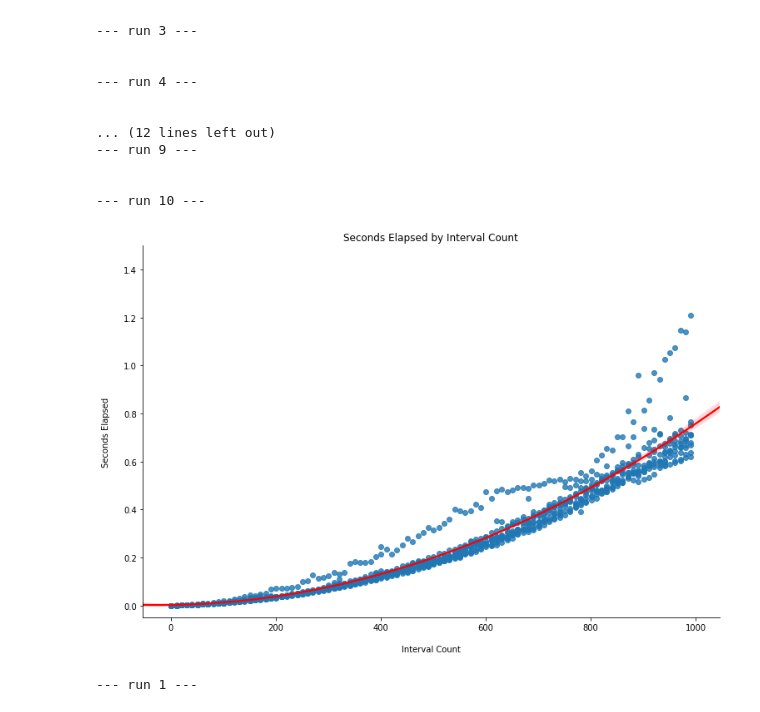
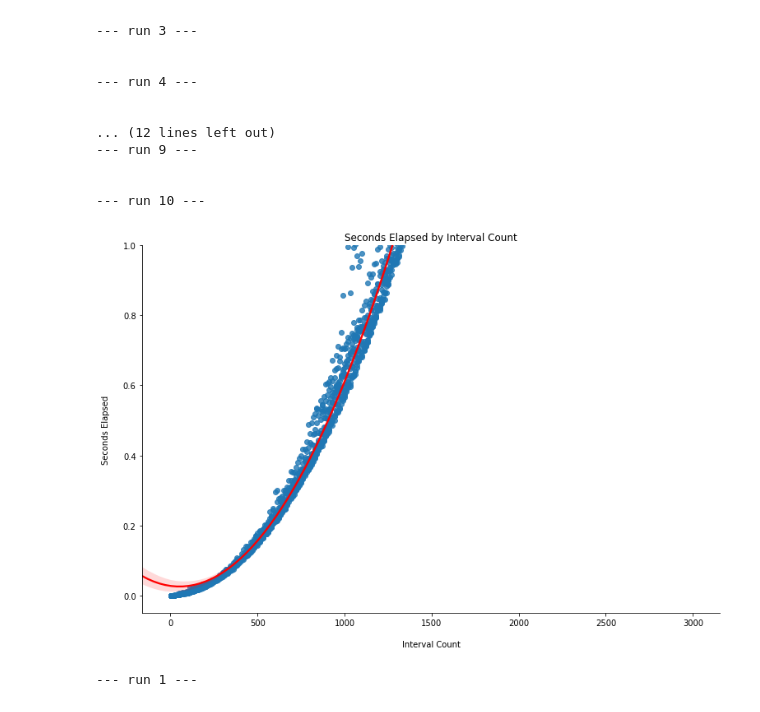
Before and after one commit to vc1492a/mieda, a Jupyter notebook: notebooks/Speed Profiling.ipynb, the cells around one changed output. Drawn from its saved outputs; the diff is of its cells as text; code cells hidden in the pictures.

```diff
--- a/notebooks/Speed Profiling.ipynb
+++ b/notebooks/Speed Profiling.ipynb
@@ -59,4 +47,0 @@ seed_interval
-# %%
-# generate a range of values for the length of the set of intervals
-interval_counts = list(range(0, 1000, 10))
-interval_counts[0:10]
@@ -111,23 +48,25 @@ inputs[1]
+# %%
+interval_generator = IntervalGenerator(interval_type="int")
+inputs = [interval_generator.generate_sequential(i, interval_type="datetime") for i in range(1,3000, 10)]
 # %%
-def measureBulkTime(func, runs=10, time_limit=None):
-    run_interval_counts = list()
-    run_seconds_elapsed = list()
+def measureBulkTime(algoritm, runs=10, time_limit=None):
+    run_interval_counts = []
+    run_seconds_elapsed = []
 
     measure_start_time = time.process_time()
-    for r in range(runs):
-        print("\n--- run " + str(r + 1) + " ---")
-        interval_count = list()
-        seconds_elapsed = list()
-        flops_used = list()
-        for i in tqdm(inputs):
-            interval_count.append(len(i))
+    for run in range(runs):
+        print(f"\n--- run {str(run + 1)} ---")
+        interval_counts = []
+        seconds_elapsed = []
+        for intervals in tqdm(inputs):
+            interval_counts.append(len(intervals))
             start = time.process_time()
-            func(i)
+            algoritm(intervals)
             seconds_elapsed.append(time.process_time() - start)
             if time_limit and time.process_time() - measure_start_time > time_limit:
                 break
 
-        run_interval_counts.append(interval_count)
+        run_interval_counts.append(interval_counts)
         run_seconds_elapsed.append(seconds_elapsed)
 
         if time_limit and time.process_time() - measure_start_time > time_limit:
@@ -197,7 +136,7 @@ def plotMultiSpeed(trials):
     for i, text in enumerate(legend.texts):
         legend.texts[i].set_text(algorithms[i])
 # %%
-def plotSingleSpeed(run_interval_counts, run_seconds_elapsed):
+def plotSingleSpeed(run_interval_counts, run_seconds_elapsed, y_range=(-0.05, 1)):
     # flatten the list of runs for plotting
     flattened_interval_counts = [item for sublist in run_interval_counts for item in sublist]
     flattened_seconds_elapsed = [item for sublist in run_seconds_elapsed for item in sublist]
@@ -215,15 +154,15 @@ def plotSingleSpeed(run_interval_counts, run_seconds_elapsed):
         aspect=1.5,
         line_kws={'color': 'red'}
     )
-    g.set(ylim=(-.05, 1.5))
+    g.set(ylim=y_range)
     ax = plt.gca()
     ax.set_title('Seconds Elapsed by Interval Count')
     ax.set(xlabel='\nInterval Count', ylabel='Seconds Elapsed\n')
 # %%
 # Graph speed of mieda algorithm on increasing number of intervals
-plotSingleSpeed(run_interval_counts, run_seconds_elapsed)
+plotSingleSpeed(run_interval_counts, run_seconds_elapsed, y_range=(-0.05, 1))
 # %% [output]
-[figure, old version]
+[figure, new version]
 # %%
 iterative_counts, iterative_time = measureBulkTime(it_merge.union, 1, time_limit=60)
 # %% [output]
```
Also changed, not shown: parts of 11 cells of this notebook, 2 other files.
